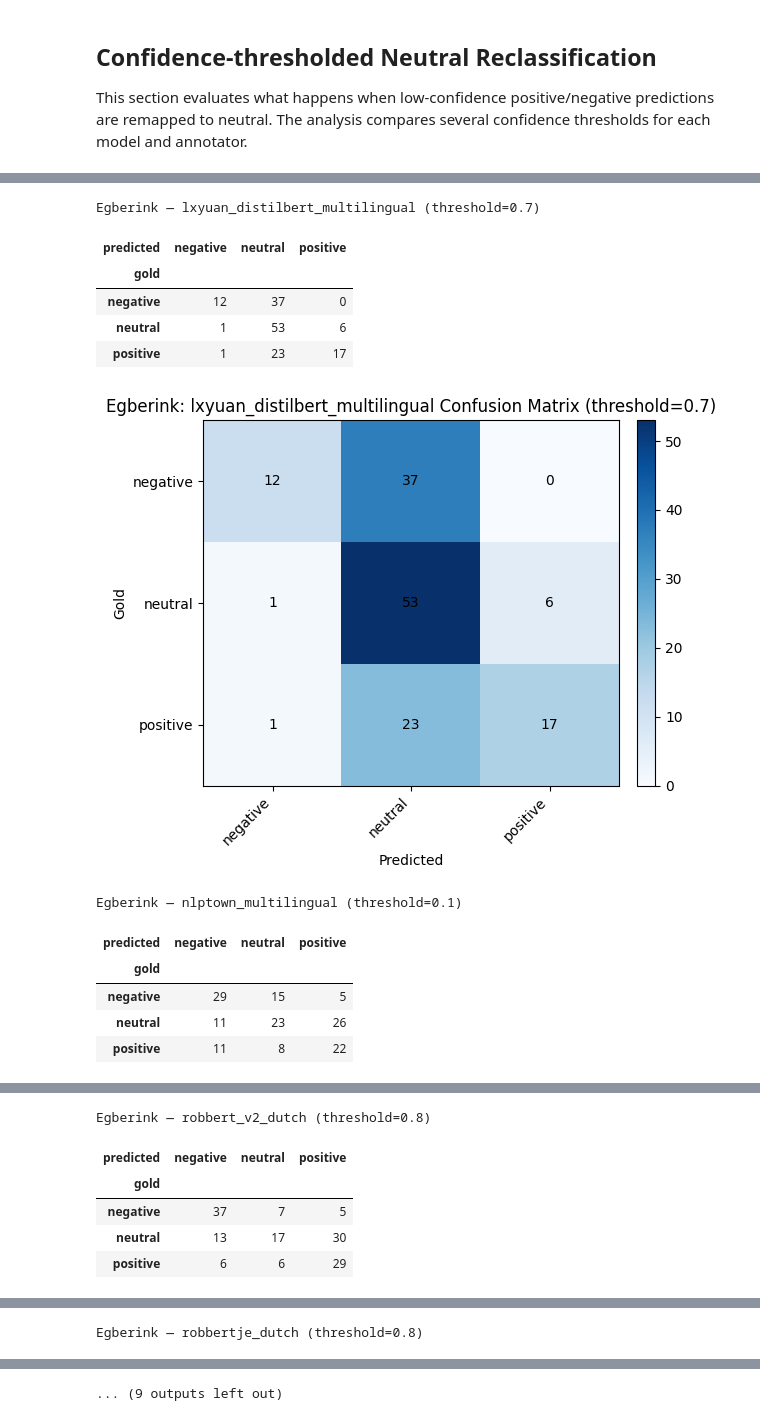
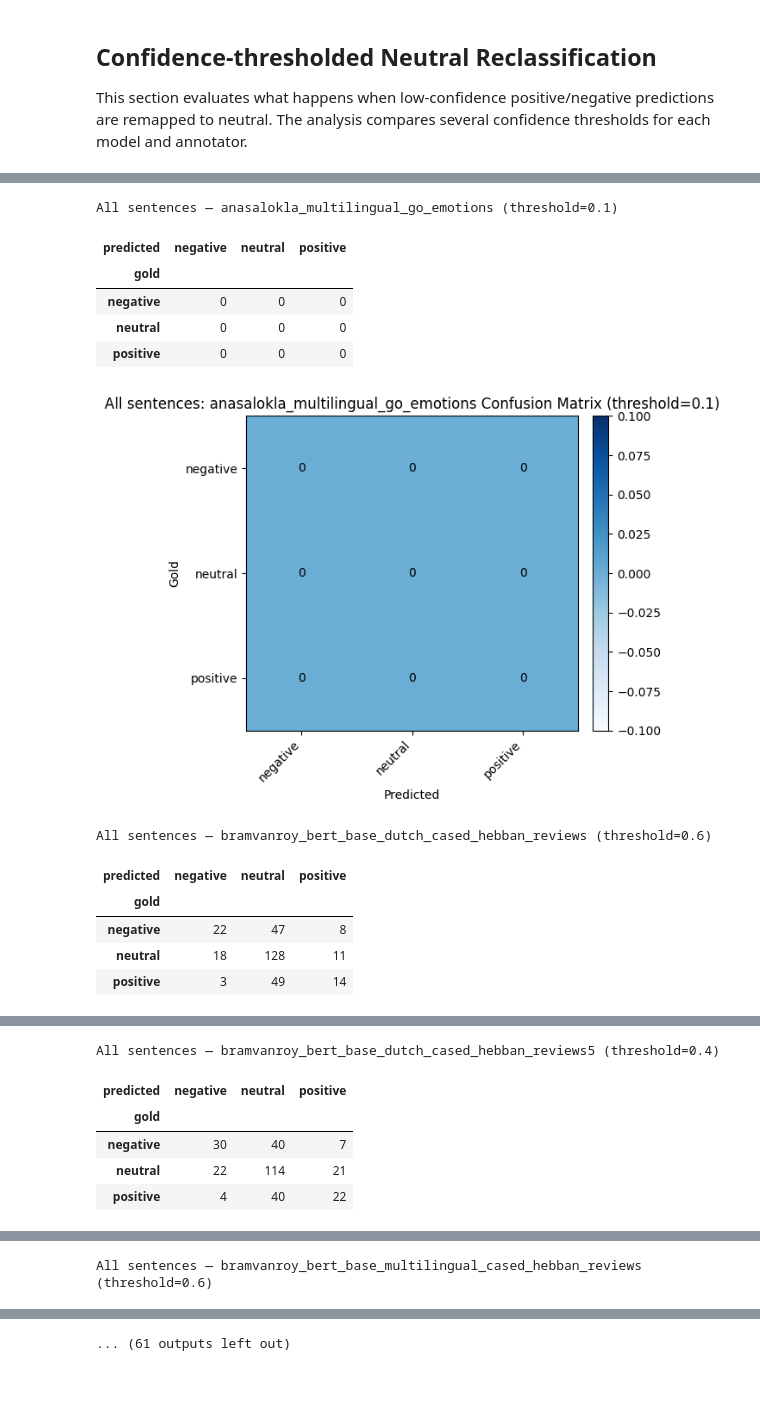
Before and after one commit to Yegberink/geothermal_text_mining, a Jupyter notebook: annotation/sentiment_model_assessment/analysis.ipynb, the cells around one changed output, grey strips where cells are left out. Cells and saved outputs as stored; diff of their text form; code cells hidden in the pictures; blank space fills up the shorter version.

Commit message:
change annotation

```diff
--- a/annotation/sentiment_model_assessment/analysis.ipynb
+++ b/annotation/sentiment_model_assessment/analysis.ipynb
@@ -24,8 +52,6 @@ PREDICTIONS_PATH, DB_PATH
 # %%
 predictions = pd.read_csv(PREDICTIONS_PATH)
-
-with sqlite3.connect(DB_PATH) as conn:
-    annotations = pd.read_sql_query("SELECT * FROM annotations", conn)
+annotations = load_annotation_dbs(DB_DIR)
 
 predictions.shape, annotations.shape
 # %% [output]
@@ -52,12 +78,6 @@ merged[["sample_id", "annotator", "gold_sentiment", "sentence_text"]].head()
 # %%
 SENTIMENTS = ["negative", "neutral", "positive"]
-MODEL_COLUMNS = [
-    "robbert_v2_dutch__sentiment",
-    "robbertje_dutch__sentiment",
-    "nlptown_multilingual__sentiment",
-    "lxyuan_distilbert_multilingual__sentiment",
-    "tabularisai_multilingual__sentiment",
-]
+MODEL_COLUMNS = sorted([col for col in merged.columns if col.endswith("__sentiment")])
 
 def per_class_scores(df, pred_col, gold_col="gold_sentiment", labels=SENTIMENTS):
     rows = []
@@ -225,54 +265,50 @@ def adjusted_predictions(group, pred_col, conf_col, threshold):
     return apply_neutral_threshold(group[pred_col], group[conf_col], threshold)
 
 
 for _, row in best_thresholds.iterrows():
-    annotator = row["annotator"]
     model = row["model"]
     threshold = row["threshold"]
     pred_col = f"{model}__sentiment"
     conf_col = f"{model}__confidence"
-    group = merged[merged["annotator"] == annotator].copy()
     matrix = confusion_matrix_df(
-        group["gold_sentiment"],
-        adjusted_predictions(group, pred_col, conf_col, threshold),
+        merged["gold_sentiment"],
+        adjusted_predictions(merged, pred_col, conf_col, threshold),
     )
-    print(f"{annotator} — {model} (threshold={threshold})")
+    print(f"All sentences — {model} (threshold={threshold})")
     display(matrix)
-    plot_confusion_matrix(matrix, title=f"{annotator}: {model} Confusion Matrix (threshold={threshold})")
+    plot_confusion_matrix(matrix, title=f"All sentences: {model} Confusion Matrix (threshold={threshold})")
 
 output_dir = STUDY_DIR / "confusion_matrices"
 output_dir.mkdir(parents=True, exist_ok=True)
 
 for _, row in best_thresholds.iterrows():
-    annotator = row["annotator"]
     model = row["model"]
     threshold = row["threshold"]
     pred_col = f"{model}__sentiment"
     conf_col = f"{model}__confidence"
-    group = merged[merged["annotator"] == annotator].copy()
     matrix = confusion_matrix_df(
-        group["gold_sentiment"],
-        adjusted_predictions(group, pred_col, conf_col, threshold),
+        merged["gold_sentiment"],
+        adjusted_predictions(merged, pred_col, conf_col, threshold),
     )
-    csv_path = output_dir / f"{annotator}_{model}_threshold_{threshold}_confusion_matrix.csv"
+    csv_path = output_dir / f"all_sentences_{model}_threshold_{threshold}_confusion_matrix.csv"
     matrix.to_csv(csv_path)
-    fig = plot_confusion_matrix(matrix, title=f"{annotator}: {model} Confusion Matrix (threshold={threshold})")
-    png_path = output_dir / f"{annotator}_{model}_threshold_{threshold}_confusion_matrix.png"
+    fig = plot_confusion_matrix(matrix, title=f"All sentences: {model} Confusion Matrix (threshold={threshold})")
+    png_path = output_dir / f"all_sentences_{model}_threshold_{threshold}_confusion_matrix.png"
     fig.savefig(png_path, bbox_inches="tight")
     plt.close(fig)
 
 print(f"Saved thresholded confusion matrices for {len(best_thresholds)} files to {output_dir}")
 # %% [output]
-Egberink — lxyuan_distilbert_multilingual (threshold=0.7)
+All sentences — anasalokla_multilingual_go_emotions (threshold=0.1)
 | predicted | negative | neutral | positive |
 | gold |  |  |  |
-| negative | 12 | 37 | 0 |
-| neutral | 1 | 53 | 6 |
-| positive | 1 | 23 | 17 |
+| negative | 0 | 0 | 0 |
+| neutral | 0 | 0 | 0 |
+| positive | 0 | 0 | 0 |
-[figure, old version]
+[figure, new version]
-Egberink — nlptown_multilingual (threshold=0.1)
+All sentences — bramvanroy_bert_base_dutch_cased_hebban_reviews (threshold=0.6)
 | predicted | negative | neutral | positive |
 | gold |  |  |  |
-| negative | 29 | 15 | 5 |
-| neutral | 11 | 23 | 26 |
-| positive | 11 | 8 | 22 |
+| negative | 22 | 47 | 8 |
+| neutral | 18 | 128 | 11 |
+| positive | 3 | 49 | 14 |
@@ -280,6 +316,6 @@ Egberink — nlptown_multilingual (threshold=0.1)
-Egberink — robbert_v2_dutch (threshold=0.8)
+All sentences — bramvanroy_bert_base_dutch_cased_hebban_reviews5 (threshold=0.4)
 | predicted | negative | neutral | positive |
 | gold |  |  |  |
-| negative | 37 | 7 | 5 |
-| neutral | 13 | 17 | 30 |
-| positive | 6 | 6 | 29 |
+| negative | 30 | 40 | 7 |
+| neutral | 22 | 114 | 21 |
+| positive | 4 | 40 | 22 |
@@ -287,3 +323,3 @@ Egberink — robbert_v2_dutch (threshold=0.8)
-Egberink — robbertje_dutch (threshold=0.8)
+All sentences — bramvanroy_bert_base_multilingual_cased_hebban_reviews (threshold=0.6)
 | predicted | negative | neutral | positive |
 | gold |  |  |  |
@@ -294,4 +330,4 @@ Egberink — robbertje_dutch (threshold=0.8)
-... (9 outputs left out)
+... (61 outputs left out)
 # %%
 overlap = merged[merged["assignment_group"] == "overlap"].copy()
 overlap_gold = overlap.pivot_table(
```
Also changed, not shown: parts of 11 cells of this notebook, 6 other files.
